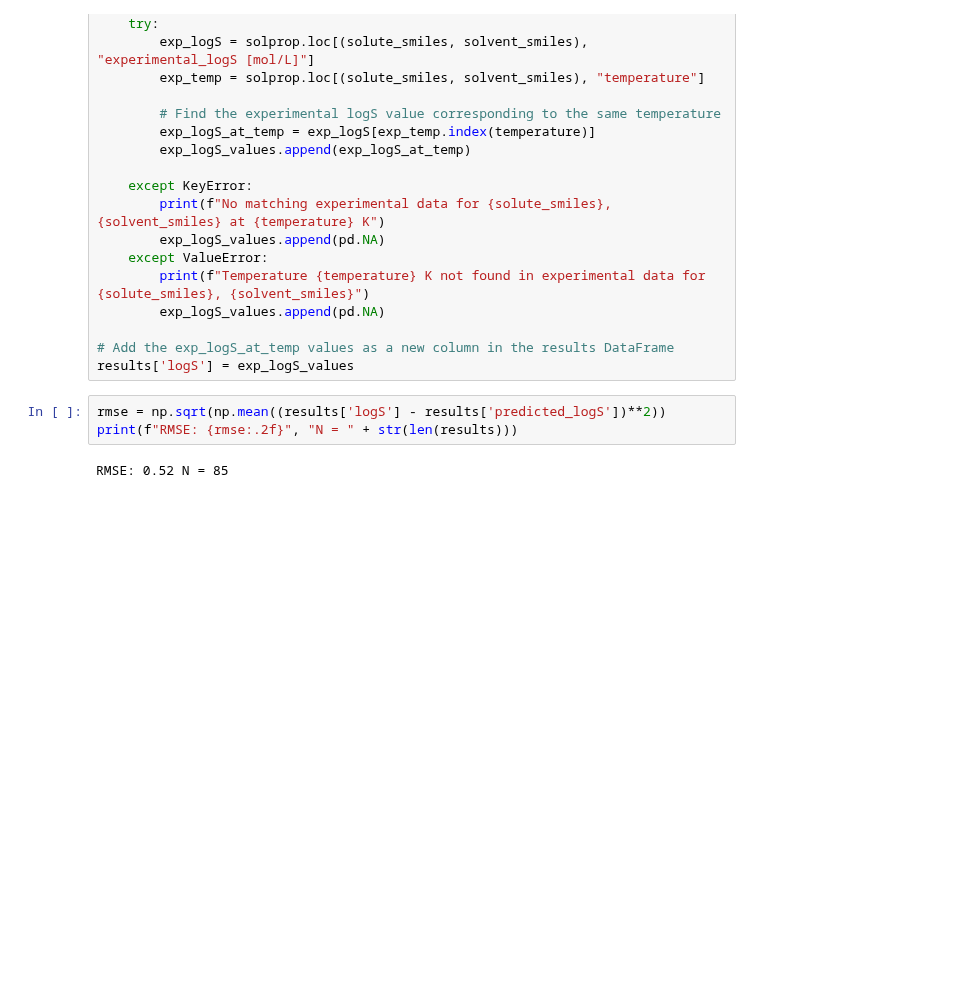
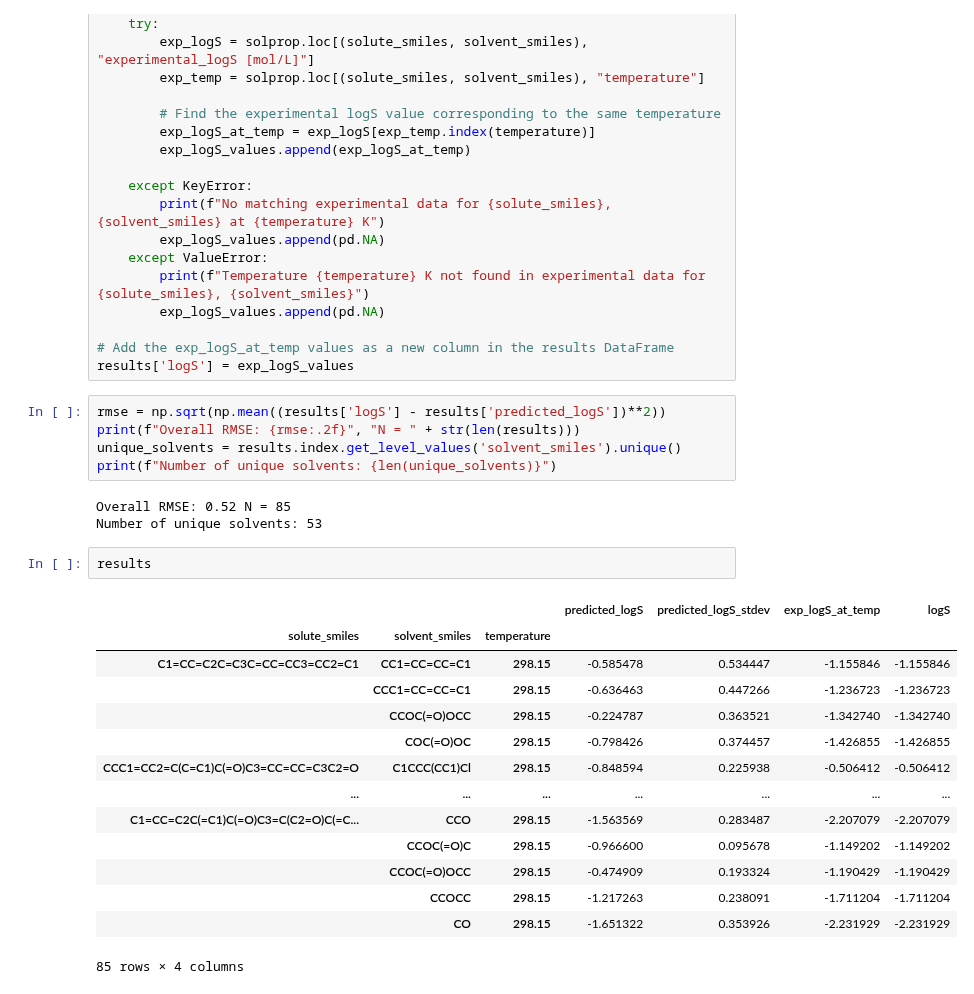
Before and after one commit to JacksonBurns/fastsolv, a Jupyter notebook: paper/analysis/anthracenes_predict.ipynb, the cells around one changed output. Drawn from its saved outputs; the diff is of its cells as text; blank space fills up the shorter version.

Commit message:
Update anthracenes_predict.ipynb
include analysis of anthracenes/anthraquinones in solprop

```diff
--- a/paper/analysis/anthracenes_predict.ipynb
+++ b/paper/analysis/anthracenes_predict.ipynb
@@ -336,6 +336,26 @@ for index, row in results.iterrows():
 results['logS'] = exp_logS_values
 # %%
 rmse = np.sqrt(np.mean((results['logS'] - results['predicted_logS'])**2))
-print(f"RMSE: {rmse:.2f}", "N = " + str(len(results)))
+print(f"Overall RMSE: {rmse:.2f}", "N = " + str(len(results)))
+unique_solvents = results.index.get_level_values('solvent_smiles').unique()
+print(f"Number of unique solvents: {len(unique_solvents)}")
 # %% [output]
-RMSE: 0.52 N = 85
+Overall RMSE: 0.52 N = 85
+Number of unique solvents: 53
+# %%
+results
+# %% [output]
+|  |  |  | predicted_logS | predicted_logS_stdev | exp_logS_at_temp | logS |
+| solute_smiles | solvent_smiles | temperature |  |  |  |  |
+| C1=CC=C2C=C3C=CC=CC3=CC2=C1 | CC1=CC=CC=C1 | 298.15 | -0.585478 | 0.534447 | -1.155846 | -1.155846 |
+|  | CCC1=CC=CC=C1 | 298.15 | -0.636463 | 0.447266 | -1.236723 | -1.236723 |
+|  | CCOC(=O)OCC | 298.15 | -0.224787 | 0.363521 | -1.342740 | -1.342740 |
+|  | COC(=O)OC | 298.15 | -0.798426 | 0.374457 | -1.426855 | -1.426855 |
+| CCC1=CC2=C(C=C1)C(=O)C3=CC=CC=C3C2=O | C1CCC(CC1)Cl | 298.15 | -0.848594 | 0.225938 | -0.506412 | -0.506412 |
+| ... | ... | ... | ... | ... | ... | ... |
+| C1=CC=C2C(=C1)C(=O)C3=C(C2=O)C(=C... | CCO | 298.15 | -1.563569 | 0.283487 | -2.207079 | -2.207079 |
+|  | CCOC(=O)C | 298.15 | -0.966600 | 0.095678 | -1.149202 | -1.149202 |
+|  | CCOC(=O)OCC | 298.15 | -0.474909 | 0.193324 | -1.190429 | -1.190429 |
+|  | CCOCC | 298.15 | -1.217263 | 0.238091 | -1.711204 | -1.711204 |
+|  | CO | 298.15 | -1.651322 | 0.353926 | -2.231929 | -2.231929 |
+85 rows × 4 columns
```
Also changed, not shown: parts of 1 cell of this notebook.
